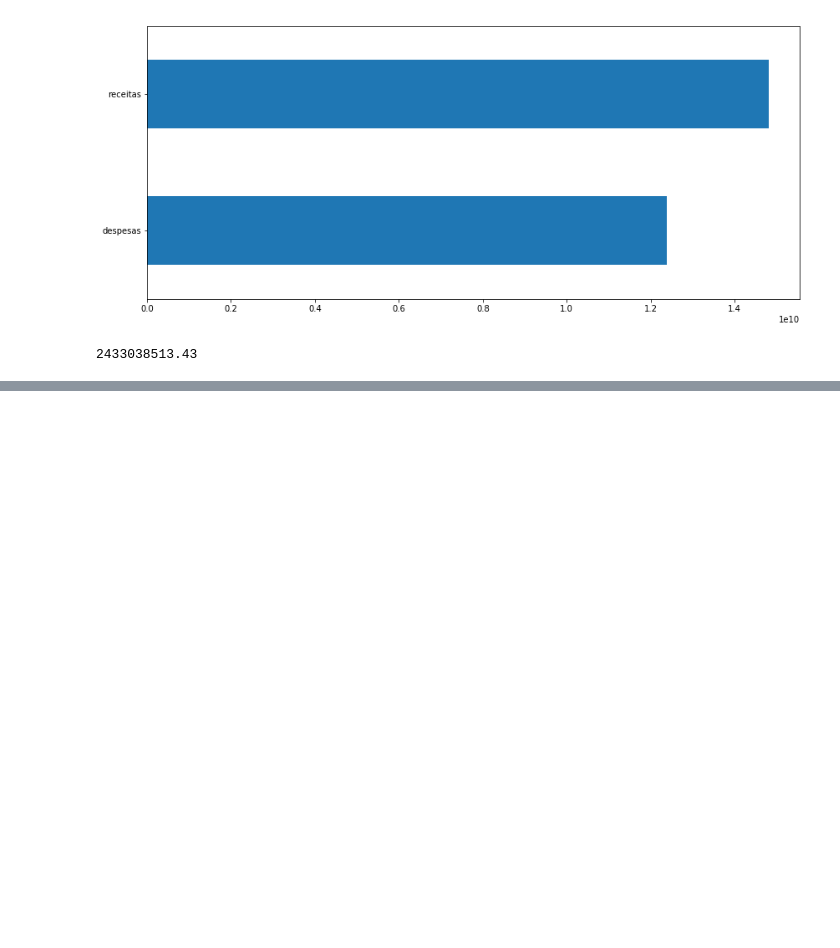
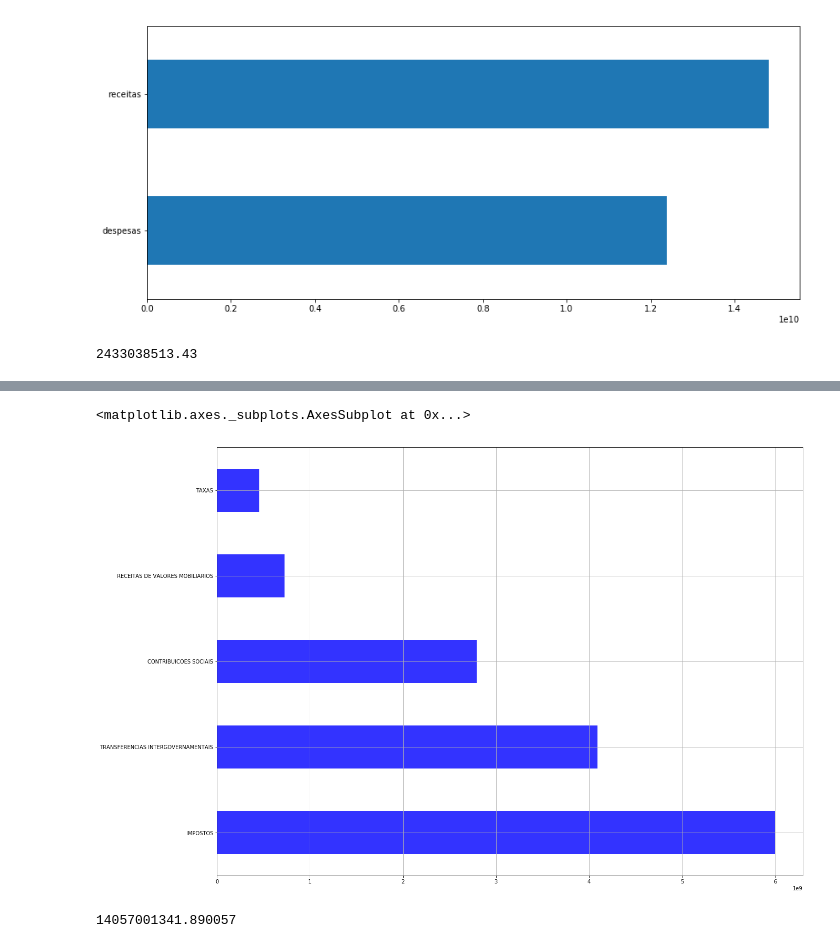
Before and after one commit to ERodrigues/tcc_analise_contas_publicas_ES, a Jupyter notebook: develop/Analise_ReceitasXDespesas_publicas_ES_2016.ipynb, the cells around one changed output, grey strips where cells are left out. Drawn from its saved outputs; the diff is of its cells as text; code cells hidden in the pictures; blank space fills up the shorter version.

Commit message:
Add files via upload
Adicionado a informação das principais fontes de receita e despesas e apresentação de um gráfico apresentando os dados.

```diff
--- a/develop/Analise_ReceitasXDespesas_publicas_ES_2016.ipynb
+++ b/develop/Analise_ReceitasXDespesas_publicas_ES_2016.ipynb
@@ -86,3 +86,13 @@ superavit = total_receitas - total_despesas
 print (superavit)
 # %% [output]
 2433038513.43
+# %%
+decricao_especie_receitas = {} # Dicionário que vai armazenar o grupo com as maiores receitas
+nome_especie_receitas = receitas['DescricaoEspecie'].unique() # Trago os valores únicos possíveis para as descrições de receitas
+# %%
+for i in nome_especie_receitas:
+    i_nome = receitas[receitas['DescricaoEspecie'] == i] # Série criada somente quando a descrição de receita aparece
+    total_receitas_descricao = i_nome['ValorArrecadada'].sum() # Acumulo o valor total para esta descrição
+    decricao_especie_receitas[i] = total_receitas_descricao  # Atribuo esse valor ao dicionário
+    receitas_por_fonte = pd.DataFrame.from_dict(decricao_especie_receitas, orient='index') # Crio um DataFrame com base no dicionário
+    receitas_por_fonte.columns = ['ValorArrecadada'] # Altero o valor da coluna
@@ -88,0 +113,10 @@ print (superavit)
+# %%
+receitas_por_fonte = receitas_por_fonte.sort_values('ValorArrecadada', ascending=False)
+receitas_por_fonte.head(5).plot(kind='barh', figsize=(20,15), color='blue', legend=False, grid=True, alpha=0.8)
+# %% [output]
+<matplotlib.axes._subplots.AxesSubplot at 0x...>
+[figure, added]
+# %%
+receitas_por_fonte.head(5)['ValorArrecadada'].sum()
+# %% [output]
+14057001341.890057
```
Also changed, not shown: parts of 5 cells of this notebook.
